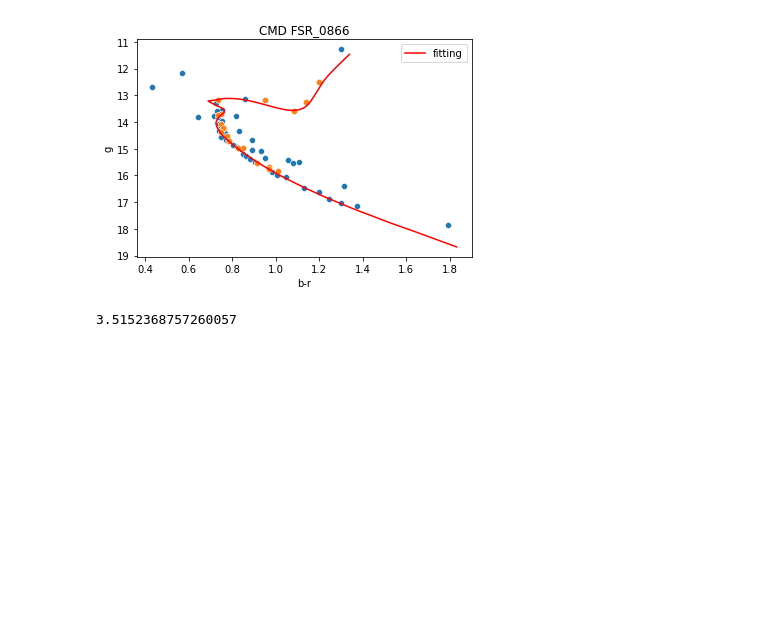
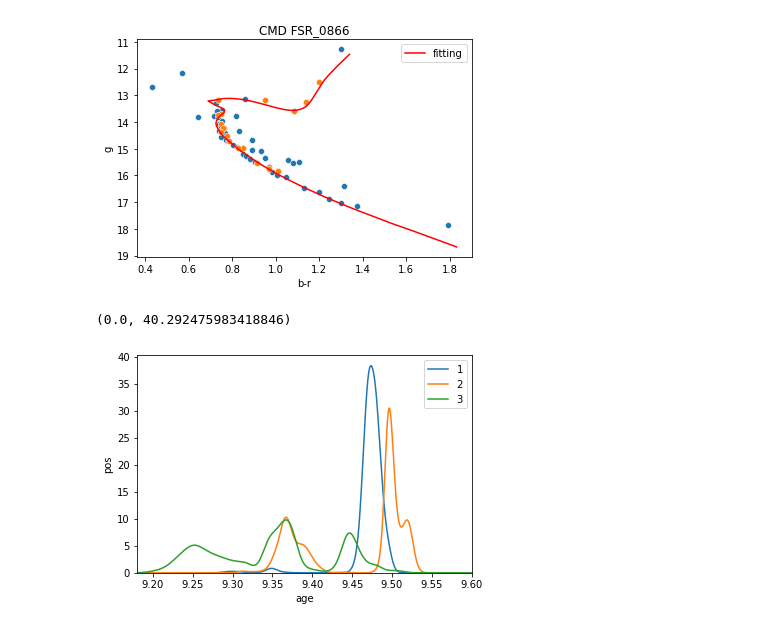
Before and after one commit to Alisyaifudin/isochrone, a Jupyter notebook: density.ipynb, the cells around one changed output. Saved outputs shown, nothing was run; the diff lists cells and outputs as text; code cells hidden in the pictures; blank space fills up the shorter version.

```diff
--- a/density.ipynb
+++ b/density.ipynb
@@ -489,7 +595,32 @@ plt.legend()
 plt.show()
 # %% [output]
 [figure]
-# %%
-print(10**age/1e9)
-# %% [output]
-3.5152368757260057
+# %%
+df1 = pd.read_csv("mass/1/age.csv")
+posterior = df1.prob
+x = df1.age
+posterior_normalization = integrate.simps(posterior, x)
+posterior /= posterior_normalization
+df1['pos'] = posterior
+df2 = pd.read_csv("mass/2/age.csv")
+posterior = df2.prob
+x = df2.age
+posterior_normalization = integrate.simps(posterior, x)
+posterior /= posterior_normalization
+df2['pos'] = posterior
+df3 = pd.read_csv("mass/3/age.csv")
+posterior = df3.prob
+x = df3.age
+posterior_normalization = integrate.simps(posterior, x)
+posterior /= posterior_normalization
+df3['pos'] = posterior
+# %%
+sns.lineplot(x="age", y="pos", data=df1, label="1")
+sns.lineplot(x="age", y="pos", data=df2, label="2")
+sns.lineplot(x="age", y="pos", data=df3, label="3")
+plt.legend()
+plt.xlim(9.18, 9.6)
+plt.ylim(0)
+# %% [output]
+(0.0, 40.292475983418846)
+[figure, added]
```
Also changed, not shown: parts of 24 cells of this notebook, 8 other files.
